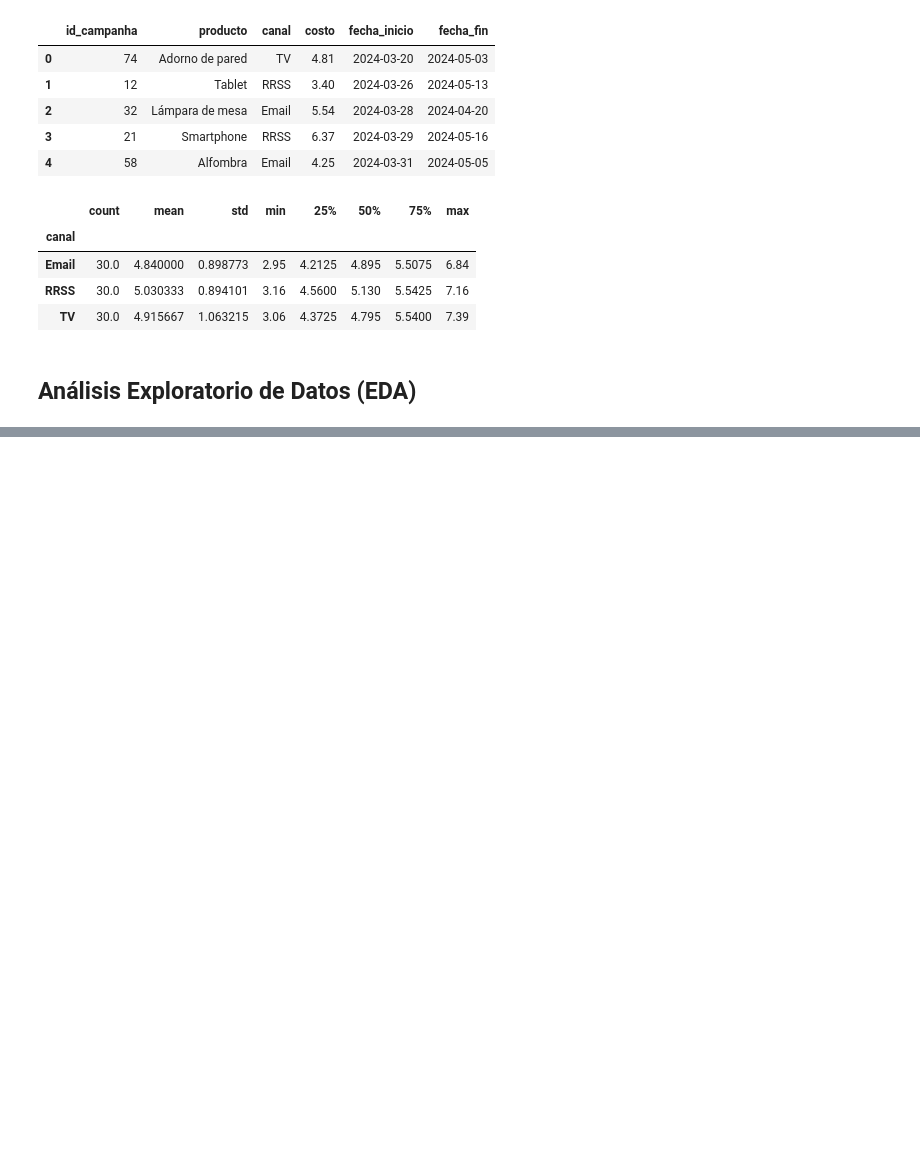
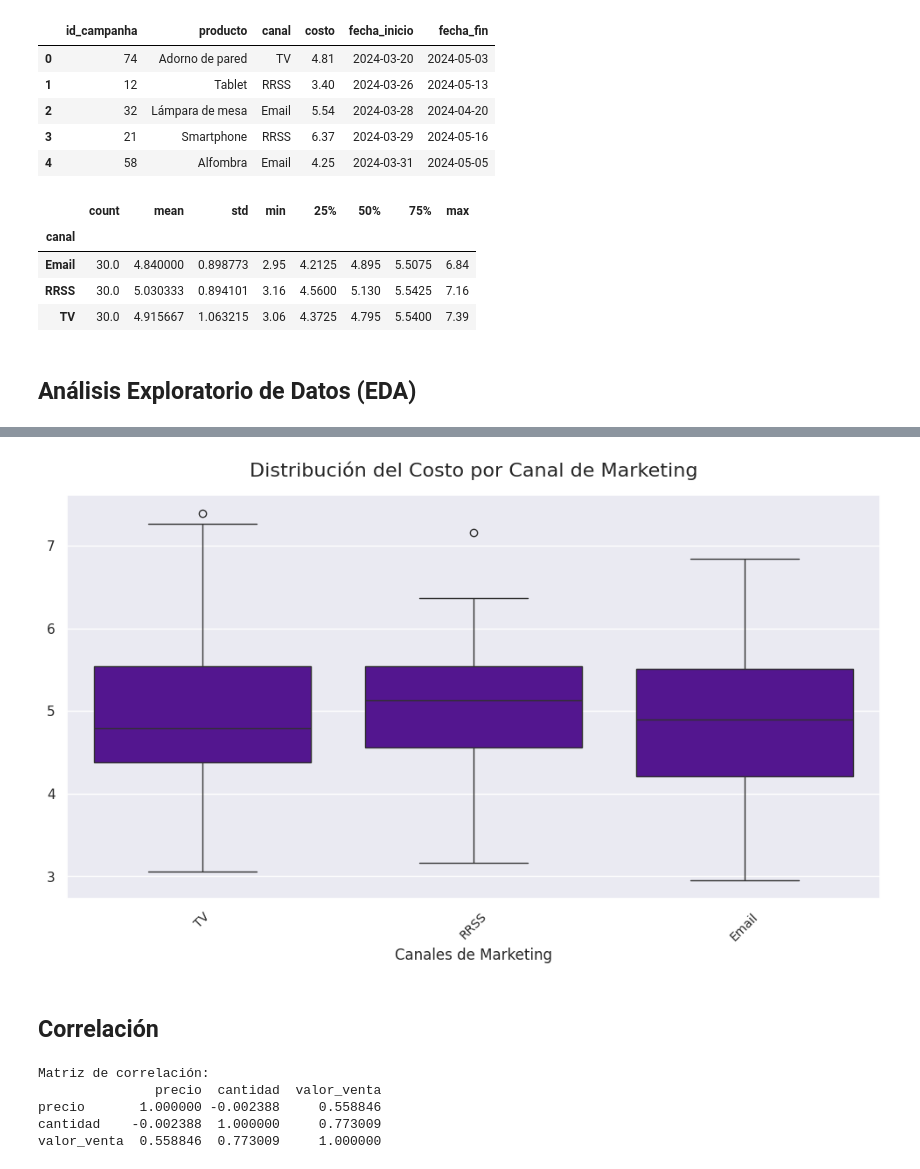
Before and after one commit to CamilaVillarreal/Comision-252613-TPI-Data-Analytics-Final, a Jupyter notebook: Final.ipynb, the cells around one changed output, grey strips where cells are left out. Cells and saved outputs as stored; diff of their text form; code cells hidden in the pictures; blank space fills up the shorter version.

```diff
--- a/Final.ipynb
+++ b/Final.ipynb
@@ -909,0 +966,36 @@ plt.show()
+# %%
+# Boxplot marketing
+
+# Estilo y tamaños
+sns.set_theme(style="darkgrid", palette="plasma")
+plt.figure(figsize=(12, 6))
+
+# Graficamos
+sns.boxplot(data=df_marketing, x="canal", y="costo")
+# sns.boxplot(data=df_marketing, y="costo") # asi grafico costo para todos los canales
+
+# Título y subtítulo
+plt.title("Distribución del Costo por Canal de Marketing", fontsize=16, pad=15)
+
+plt.xlabel("Canales de Marketing", fontsize=12)
+plt.ylabel("")
+
+# Rotación y tamaño de labels del eje X
+plt.xticks(rotation=45, fontsize=10)
+
+plt.show()
+# %% [output]
+[figure, added]
+# %% [markdown]
+##  Correlación
+# %%
+# Primero calculamos la matríz de correlación usando las variables numéricas
+correlacion = df_ventas[['precio', 'cantidad', 'valor_venta']].corr() #.corr() calcula la matriz de correlacion
+print("\nMatriz de correlación:")
+print(correlacion)
+# %% [output]
+Matriz de correlación:
+               precio  cantidad  valor_venta
+precio       1.000000 -0.002388     0.558846
+cantidad    -0.002388  1.000000     0.773009
+valor_venta  0.558846  0.773009     1.000000
```
Also changed, not shown: parts of 27 cells of this notebook.
